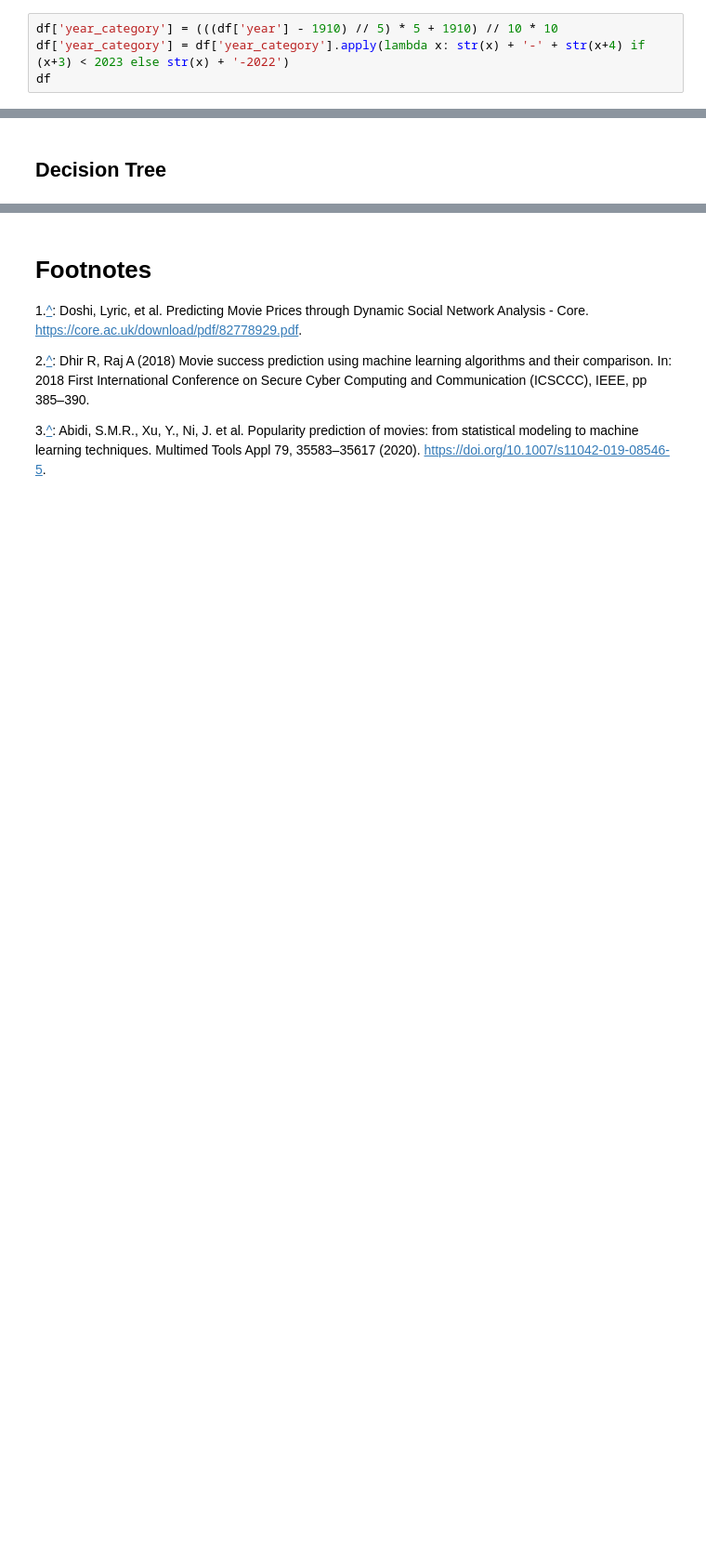
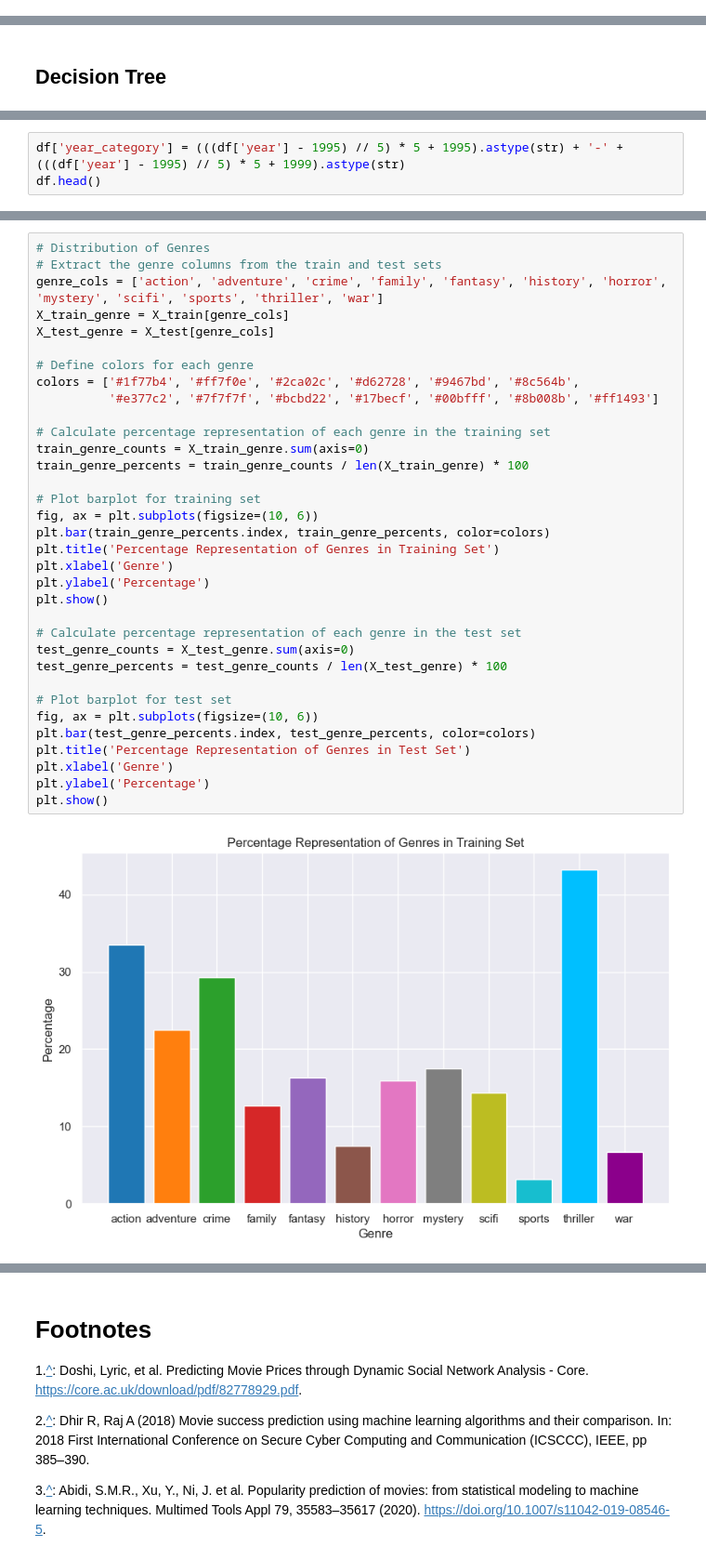
Before and after one commit to lucaswin89/IMDb-Movies-Gross-Income-Prediction-for-Box-Office-Earnings, a Jupyter notebook: FinalProjectGroup043-Wi23.ipynb, the cells around one changed output, grey strips where cells are left out. Shown at 93% size. Saved outputs shown, nothing was run; the diff lists cells and outputs as text; blank space fills up the shorter version.

```diff
--- a/FinalProjectGroup043-Wi23.ipynb
+++ b/FinalProjectGroup043-Wi23.ipynb
@@ -452,4 +416,0 @@ print('Mean absolute error:', mean_absolute_error(y_test, y_pred))
-# %%
-df['year_category'] = (((df['year'] - 1910) // 5) * 5 + 1910) // 10 * 10
-df['year_category'] = df['year_category'].apply(lambda x: str(x) + '-' + str(x+4) if (x+3) < 2023 else str(x) + '-2022')
-df
@@ -540,0 +455,3 @@ plt.show()
+# %%
+df['year_category'] = (((df['year'] - 1995) // 5) * 5 + 1995).astype(str) + '-' + (((df['year'] - 1995) // 5) * 5 + 1999).astype(str)
+df.head()
@@ -540,0 +491,36 @@ plt.show()
+# %%
+# Distribution of Genres
+# Extract the genre columns from the train and test sets
+genre_cols = ['action', 'adventure', 'crime', 'family', 'fantasy', 'history', 'horror', 'mystery', 'scifi', 'sports', 'thriller', 'war']
+X_train_genre = X_train[genre_cols]
+X_test_genre = X_test[genre_cols]
+
+# Define colors for each genre
+colors = ['#1f77b4', '#ff7f0e', '#2ca02c', '#d62728', '#9467bd', '#8c564b',
+          '#e377c2', '#7f7f7f', '#bcbd22', '#17becf', '#00bfff', '#8b008b', '#ff1493']
+
+# Calculate percentage representation of each genre in the training set
+train_genre_counts = X_train_genre.sum(axis=0)
+train_genre_percents = train_genre_counts / len(X_train_genre) * 100
+
+# Plot barplot for training set
+fig, ax = plt.subplots(figsize=(10, 6))
+plt.bar(train_genre_percents.index, train_genre_percents, color=colors)
+plt.title('Percentage Representation of Genres in Training Set')
+plt.xlabel('Genre')
+plt.ylabel('Percentage')
+plt.show()
+
+# Calculate percentage representation of each genre in the test set
+test_genre_counts = X_test_genre.sum(axis=0)
+test_genre_percents = test_genre_counts / len(X_test_genre) * 100
+
+# Plot barplot for test set
+fig, ax = plt.subplots(figsize=(10, 6))
+plt.bar(test_genre_percents.index, test_genre_percents, color=colors)
+plt.title('Percentage Representation of Genres in Test Set')
+plt.xlabel('Genre')
+plt.ylabel('Percentage')
+plt.show()
+# %% [output]
+[figure, added]
```
Also changed, not shown: parts of 74 cells of this notebook.
